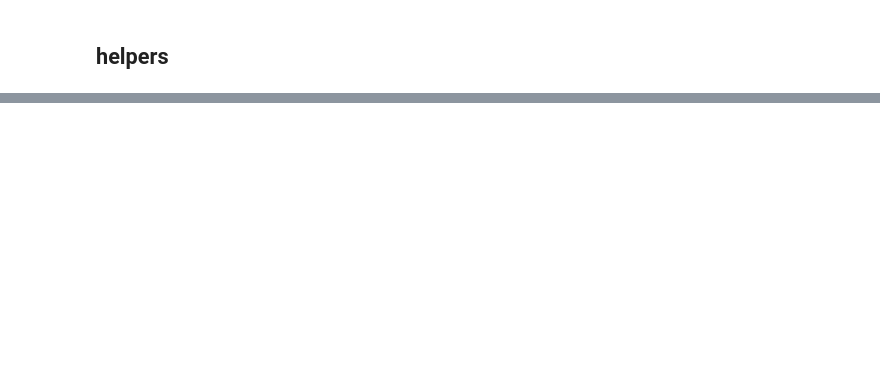
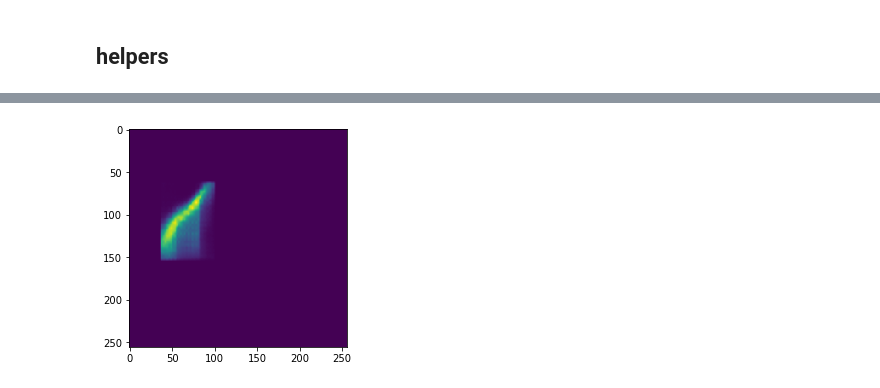
Before and after one commit to xiedidan/siim-pneumothorax, a Jupyter notebook: maskrcnn.ipynb, the cells around one changed output, grey strips where cells are left out. Drawn from its saved outputs; the diff is of its cells as text; code cells hidden in the pictures; blank space fills up the shorter version.

```diff
--- a/maskrcnn.ipynb
+++ b/maskrcnn.ipynb
@@ -454,0 +618,5 @@ torch.save(model_ft.state_dict(), "mrcnn-model.bin")
+# %%
+# const
+
+model_path = 'mrcnn_5.pth'
+image_size = 256
@@ -454,0 +672,33 @@ torch.save(model_ft.state_dict(), "mrcnn-model.bin")
+# %%
+test_trans = transforms.ToTensor()
+sub_list = []
+
+for index, row in tqdm(test_df.iterrows(), total=len(test_df)):
+    image_id = row['ImageId']
+    img_path = os.path.join(data_path, 'test_png', '{}.png'.format(image_id))
+
+    img = Image.open(img_path).convert('RGB')
+    width, height = img.size
+
+    img = img.resize((image_size, image_size), resample=Image.BILINEAR)
+    img = test_trans(img)
+
+    result = model_ft([img.to(device)])[0]
+
+    if len(result['masks']) > 0:
+        for mask in result['masks']:
+            res = transforms.ToPILImage()(mask.permute(1, 2, 0).squeeze().cpu().numpy())
+            res = np.asarray(res.resize((width, height), resample=Image.BILINEAR))
+            res = (res[:, :] * 255. > 127).astype(np.int8)
+
+            plt.imshow(res)
+            plt.colorbar()
+            plt.show()
+
+            rle = mask2rle(res, width, height)
+            print('rle {}'.format(rle))
+    else:
+        print(image_id)
+        rle = " -1"
+
+    sub_list.append([image_id, rle])
@@ -454,0 +722,5 @@ torch.save(model_ft.state_dict(), "mrcnn-model.bin")
+# %%
+plt.imshow(result['masks'][0].permute(1, 2, 0).squeeze().cpu().numpy())
+plt.show()
+# %% [output]
+[figure, added]
```
Also changed, not shown: parts of 18 cells of this notebook, 6 other files.
